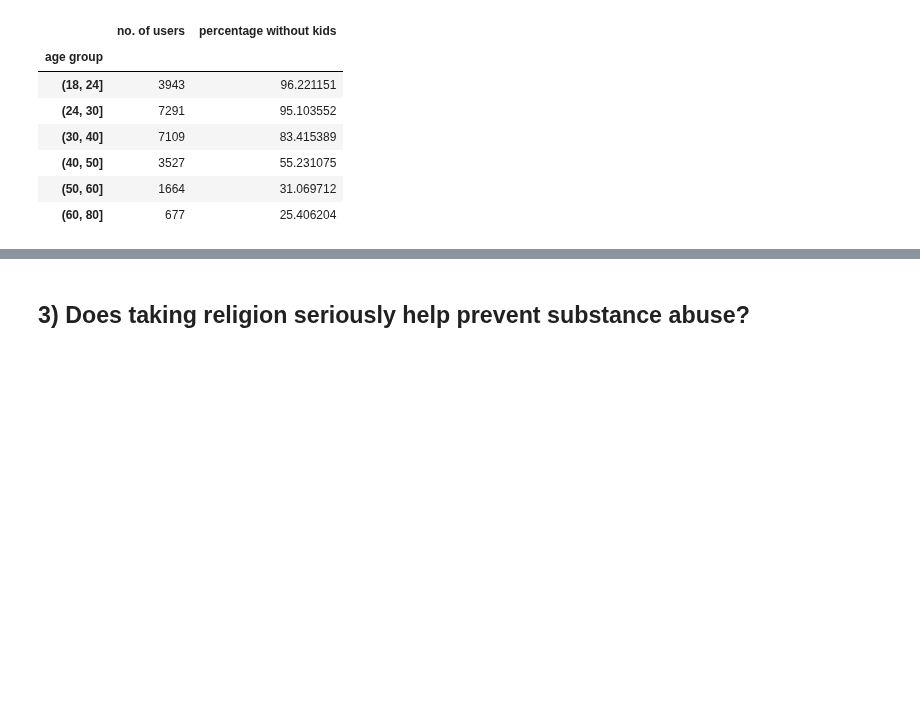
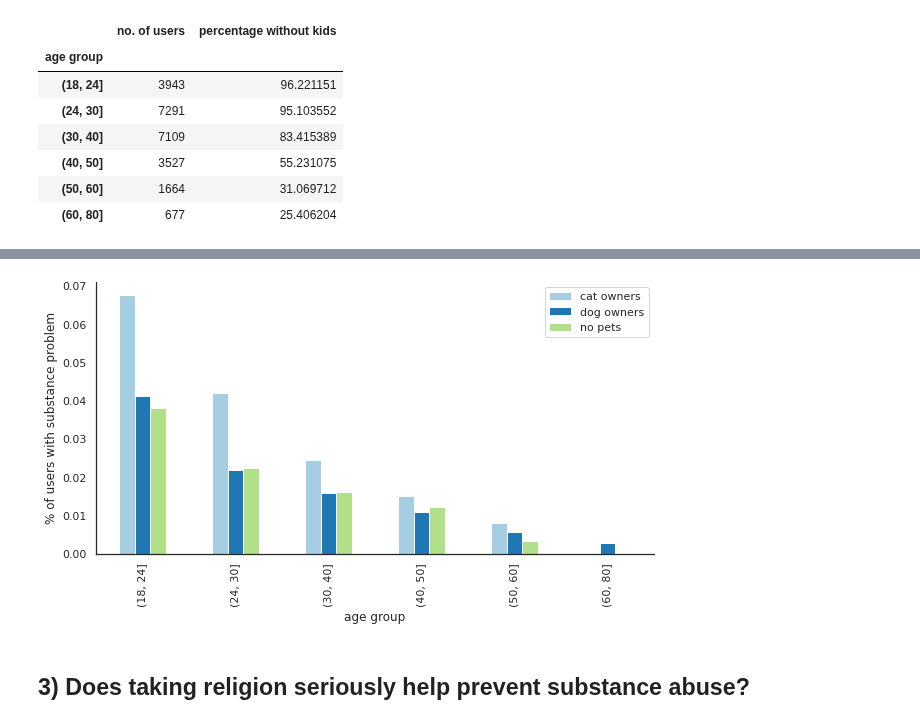
Before and after one commit to brunoarine/substance-problem-study, a Jupyter notebook: notebooks/project.ipynb, the cells around one changed output, grey strips where cells are left out. Drawn from its saved outputs; the diff is of its cells as text; code cells hidden in the pictures; blank space fills up the shorter version.

```diff
--- a/notebooks/project.ipynb
+++ b/notebooks/project.ipynb
@@ -156,3 +159,23 @@ plt.show()
+# %%
+df.dropna(axis=0, subset=["pets"], inplace=True)
+df['has_dogs'] = df['pets'].apply(lambda x: 1 if ("has dogs" in x) else 0)
+df['has_cats'] = df['pets'].apply(lambda x: 1 if ("has cats" in x) else 0)
+df['has_pets'] = df[['has_dogs', 'has_cats']].any(axis=1)
+# %%
+sns.set_palette("Paired")
+has_cats = df[df["has_cats"] == True].groupby("age_group")["abuse"].mean().to_frame()
+has_dogs = df[df["has_dogs"] == True].groupby("age_group")["abuse"].mean().to_frame()
+has_none = df[df["has_pets"] == False].groupby("age_group")["abuse"].mean().to_frame()
+has_pets = pd.concat([has_pets_yes, has_pets_no, has_none], axis=1)
+has_pets.columns = ["cat owners", "dog owners", "no pets"]
+
+has_pets.plot.bar(figsize=(10,5))
+plt.ylabel("% of users with substance problem")
+plt.xlabel("age group")
+sns.despine()
+plt.show()
+# %% [output]
+[figure, added]
 # %% [markdown]
 ## 3) Does taking religion seriously help prevent substance abuse?
 # %% [markdown]
```
Also changed, not shown: parts of 4 cells of this notebook.
